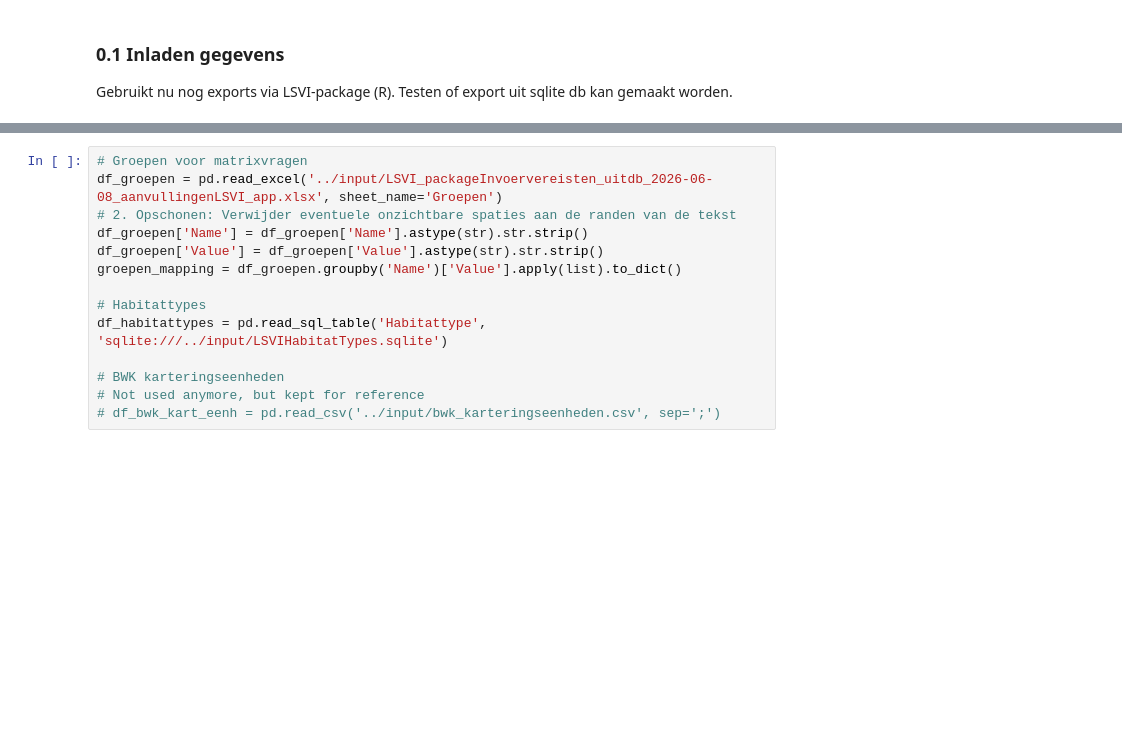
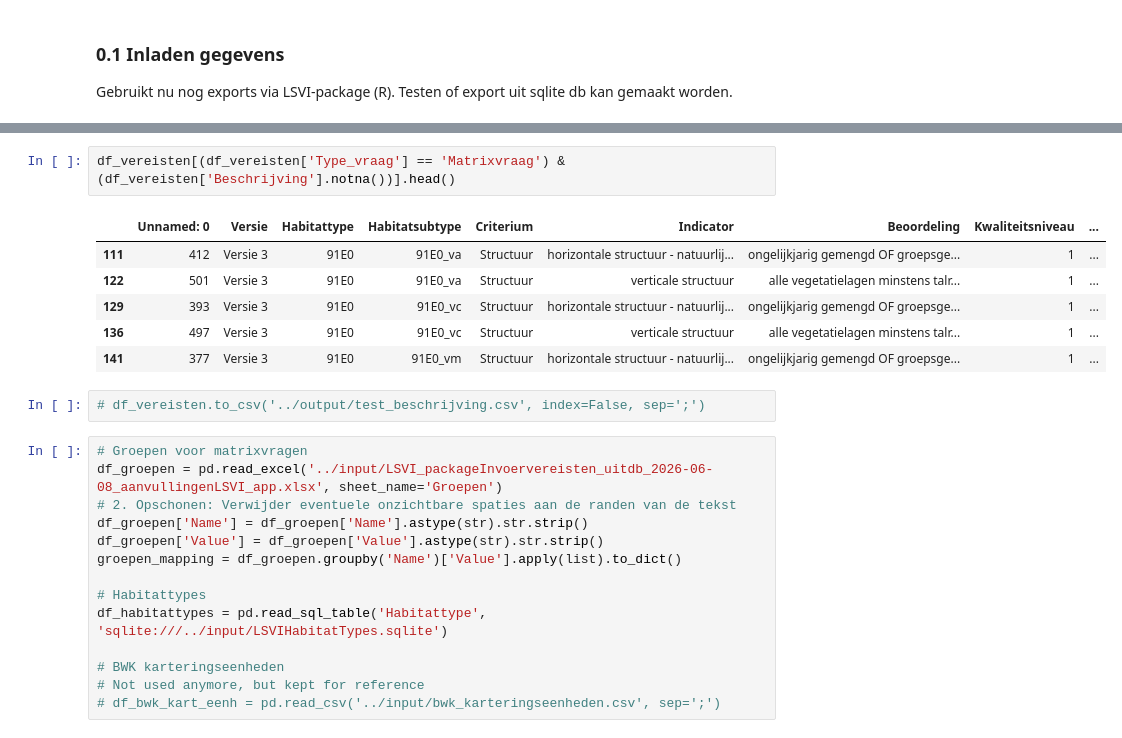
Before and after one commit to inbo/gis-lsvi-app, a Jupyter notebook: notebooks/create_xlsform.ipynb, the cells around one changed output, grey strips where cells are left out. Saved outputs shown, nothing was run; the diff lists cells and outputs as text; blank space fills up the shorter version.

```diff
--- a/notebooks/create_xlsform_w_repeats.ipynb
+++ b/notebooks/create_xlsform.ipynb
@@ -70,3 +78,14 @@ df_schalen = pd.read_csv('../input/survey123_schalen.csv', sep=';') # Het bestan
+# %%
+df_vereisten[(df_vereisten['Type_vraag'] == 'Matrixvraag') & (df_vereisten['Beschrijving'].notna())].head()
+# %% [output]
+|  | Unnamed: 0 | Versie | Habitattype | Habitatsubtype | Criterium | Indicator | Beoordeling | Kwaliteitsniveau | ... |
+| 111 | 412 | Versie 3 | 91E0 | 91E0_va | Structuur | horizontale structuur - natuurlij... | ongelijkjarig gemengd OF groepsge... | 1 | ... |
+| 122 | 501 | Versie 3 | 91E0 | 91E0_va | Structuur | verticale structuur | alle vegetatielagen minstens talr... | 1 | ... |
+| 129 | 393 | Versie 3 | 91E0 | 91E0_vc | Structuur | horizontale structuur - natuurlij... | ongelijkjarig gemengd OF groepsge... | 1 | ... |
+| 136 | 497 | Versie 3 | 91E0 | 91E0_vc | Structuur | verticale structuur | alle vegetatielagen minstens talr... | 1 | ... |
+| 141 | 377 | Versie 3 | 91E0 | 91E0_vm | Structuur | horizontale structuur - natuurlij... | ongelijkjarig gemengd OF groepsge... | 1 | ... |
+# %%
+# df_vereisten.to_csv('../output/test_beschrijving.csv', index=False, sep=';')
 # %%
 # Groepen voor matrixvragen
 df_groepen = pd.read_excel('../input/LSVI_packageInvoervereisten_uitdb_2026-06-08_aanvullingenLSVI_app.xlsx', sheet_name='Groepen')
```
Also changed, not shown: parts of 11 cells of this notebook, 9 other files.
